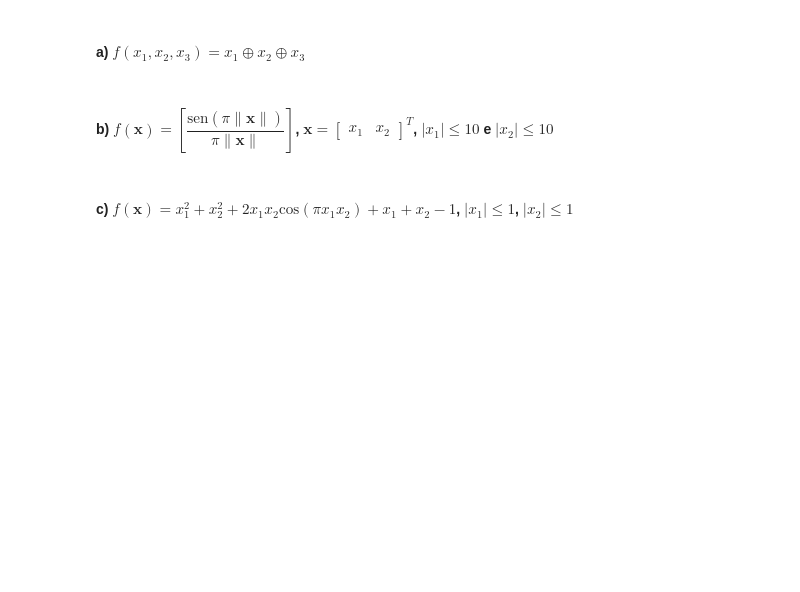
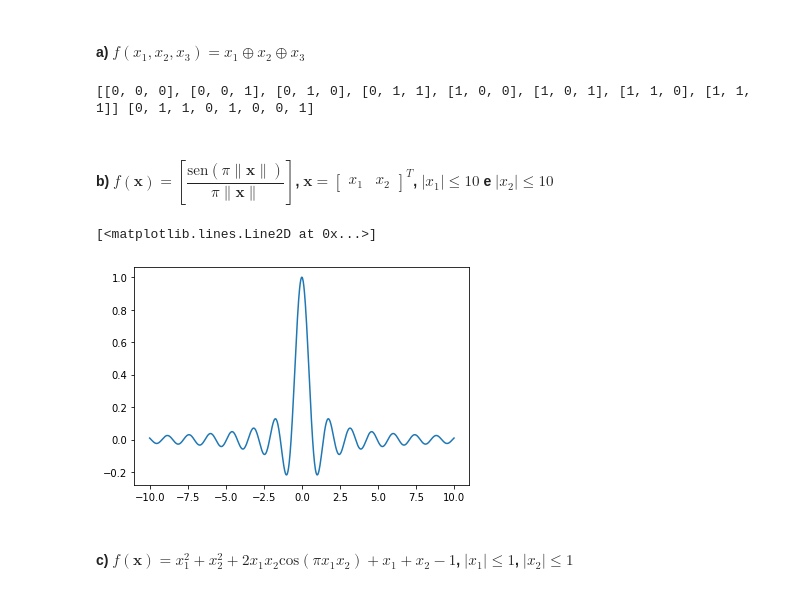
Before and after one commit to angelomarcelino/machine_learning, a Jupyter notebook: q2_mlp.ipynb, the cells around one changed output. Drawn from its saved outputs; the diff is of its cells as text; code cells hidden in the pictures; blank space fills up the shorter version.

```diff
--- a/q2_mlp.ipynb
+++ b/q2_mlp.ipynb
@@ -9,7 +10,37 @@
 Utilize redes neurais perceptron de múltiplas camadas para aproximar as funções abaixo. Para o caso dos itens b e c apresente um gráfico com a curva da função analítica e a curva da função aproximada pela rede neural. Apresente também a curva do erro médio de treinamento com relação ao número de épocas e a curva do erro médio com o conjunto de validação. Procure definir para cada função a arquitetura da rede neural perceptron, isto é, o número de entradas, o número de neurônios em cada camada e o número de neurônios camada de saída.
 # %% [markdown]
 #### a) $f(x_{1}, x_{2}, x_{3}) = x_{1} \oplus x_{2} \oplus x_{3}$
+# %%
+# Definindo a função xor e separando em inputs e outputs
+def xor(a, b):
+    if a != b:
+        return 1
+    else:
+        return 0
+
+inputs = []
+outputs = []
+for a in [0, 1]:
+    for b in [0, 1]:
+        for c in [0, 1]:
+            inputs.append([a,b,c])
+            outputs.append(xor(xor(a, b),c))
+
+print(inputs, outputs)
+# %% [output]
+[[0, 0, 0], [0, 0, 1], [0, 1, 0], [0, 1, 1], [1, 0, 0], [1, 0, 1], [1, 1, 0], [1, 1, 1]] [0, 1, 1, 0, 1, 0, 0, 1]
 # %% [markdown]
 #### b) $f(\mathbf{x}) = [\dfrac{\text{sen}(\pi\parallel\mathbf{x}\parallel)}{\pi\parallel\mathbf{x}\parallel}]$, $\mathbf{x} = \begin{bmatrix} x_{1} & x_{2}\end{bmatrix}^T$, $\mid x_{1} \mid \leq 10$ e $\mid x_{2} \mid \leq 10$
+# %%
+x_1_2= np.linspace(-10, 10, 1000)
+
+x_bold = [[i,i] for i in x_1_2]
+norm = [np.linalg.norm(i) for i in x_bold]
+f_x = [np.sin(np.pi * i)/(np.pi * i) for i in norm]
+
+plt.plot(x_1_2, f_x)
+# %% [output]
+[<matplotlib.lines.Line2D at 0x...>]
+[figure, added]
 # %% [markdown]
 #### c) $f(\mathbf{x}) = x_{1}^2 + x_{2}^2 + 2x_{1}x_{2}\text{cos}(\pi x_{1}x_{2}) + x_{1} + x_{2} - 1$, $\mid x_{1} \mid \leq 1$, $\mid x_{2} \mid \leq 1$
```
Also changed, not shown: parts of 3 cells of this notebook.
